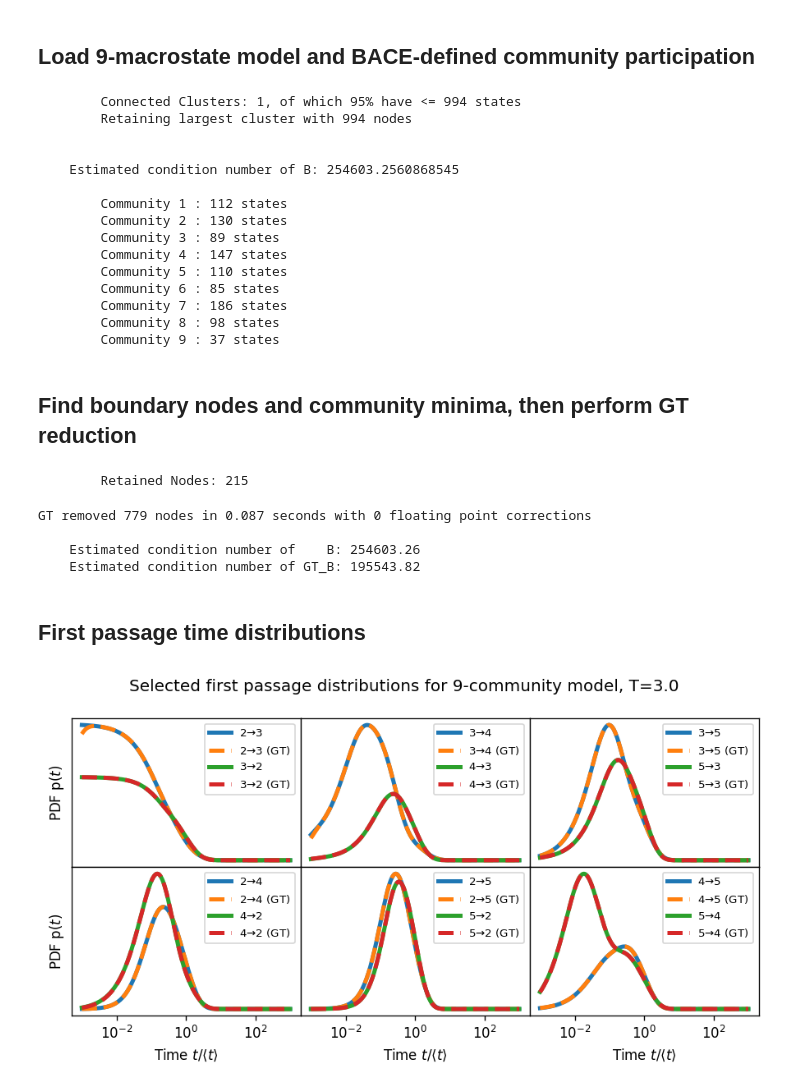
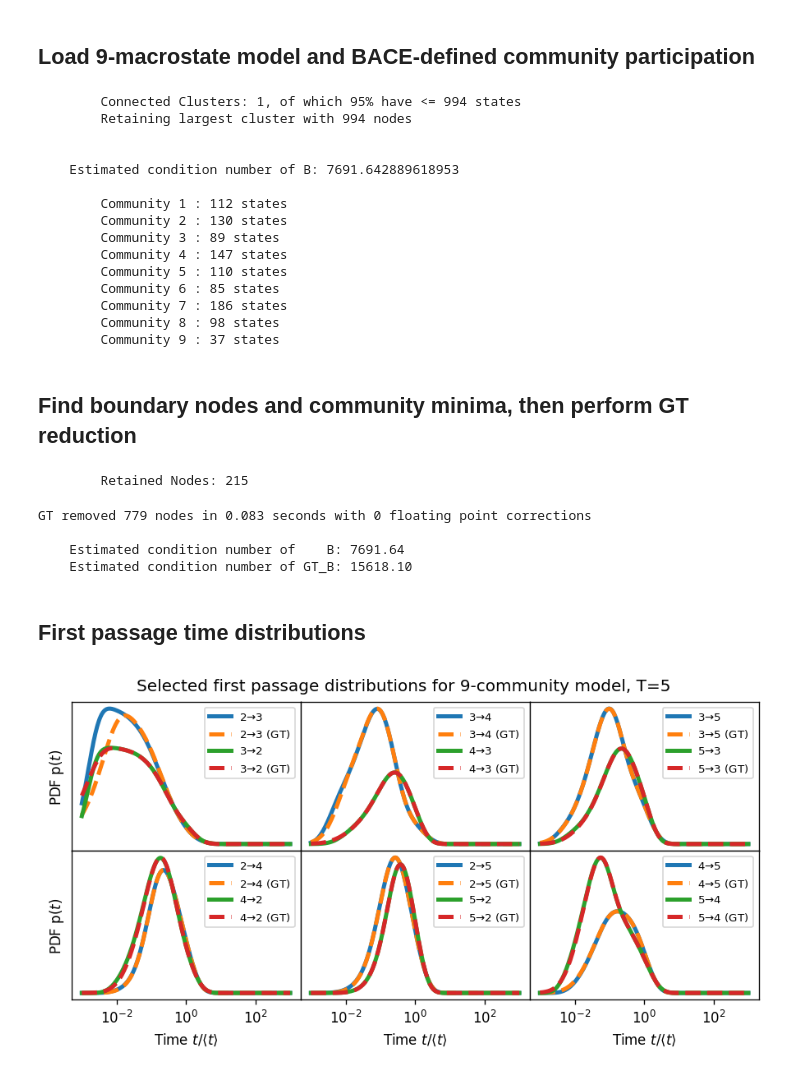
Before and after one commit to tomswinburne/blockGT, a Jupyter notebook: 9-communities-fpt-distributions.ipynb, the cells around one changed output. Saved outputs shown, nothing was run; the diff lists cells and outputs as text; code cells hidden in the pictures.

```diff
--- a/9-communities-fpt-distributions.ipynb
+++ b/9-communities-fpt-distributions.ipynb
@@ -71,7 +71,7 @@ Requirement already satisfied: six>=1.7.3 in /Users/ts/miniconda3/envs/julia/lib
 # %%
 data_path = 'example-data-9-communities/'
 
-T = 3e0
+T = 5e0
 
 B, K, tau, N, u, s, Emin, retained = \
   load_ktn(path=data_path,beta=1.0/T,screen=True)
@@ -96,7 +96,7 @@ for ic in zip(*np.unique(communities,return_counts=True)):
         Retaining largest cluster with 994 nodes
 
 
-    Estimated condition number of B: 254603.2560868545
+    Estimated condition number of B: 7691.642889618953
 
         Community 1 : 112 states
         Community 2 : 130 states
@@ -129,10 +129,10 @@ print(f"""
 """)
 # %% [output]
         Retained Nodes: 215
-GT removed 779 nodes in 0.087 seconds with 0 floating point corrections
+GT removed 779 nodes in 0.083 seconds with 0 floating point corrections
 
-    Estimated condition number of    B: 254603.26
-    Estimated condition number of GT_B: 195543.82
+    Estimated condition number of    B: 7691.64
+    Estimated condition number of GT_B: 15618.10
 # %% [markdown]
 ## First passage time distributions
 # %%
@@ -164,33 +164,33 @@ for cA in range(2,6):
             r_mfpt,r_fptd = \
                 fpt(A_sel=r_A_sel,B_sel=r_B_sel,pi=r_p_0,K=r_Q,dopdf=True)
 
             i,j = cc%2,cc//2
             axs[i,j].semilogx(fptd[:,2]/mfpt[2],fptd[:,3],lw=3,
                             label=fr"{cB}$\to${cA}")
             axs[i,j].semilogx(r_fptd[:,2]/mfpt[2],r_fptd[:,3],'--',lw=3,
                             label=fr"{cB}$\to${cA} (GT)")
 
             axs[i,j].semilogx(fptd[:,0]/mfpt[0],fptd[:,1],lw=3,
                             label=fr"{cA}$\to${cB}")
             axs[i,j].semilogx(r_fptd[:,0]/mfpt[0],r_fptd[:,1],'--',lw=3,
                             label=fr"{cA}$\to${cB} (GT)")
 
             axs[i,j].set_yticks([])
             if i==0:
                 axs[i,j].set_xticks([])
             else:
                 axs[i,j].set_xlabel(r"Time $t/\langle{t}\rangle$")
 
             if j==0:
                 axs[i,j].set_ylabel(r"PDF ${\rm p}(t)$")
 
             axs[i,j].legend(fontsize=8)
             cc+=1
             pbar.update(1)
 plt.suptitle("Selected first passage distributions for 9-community model,"
-  f" T={T}")
+  f" T={int(T)}",y=0.94)
 plt.subplots_adjust(wspace=0,hspace=0)
-plt.savefig(f"pdf_comp_T{T}.pdf")
+plt.savefig(f"pdf_comp_T{int(T)}.pdf")
 plt.show()
 # %% [output]
-[figure, old version]
+[figure, new version]
```
Also changed, not shown: parts of 1 cell of this notebook, 4 other files.
